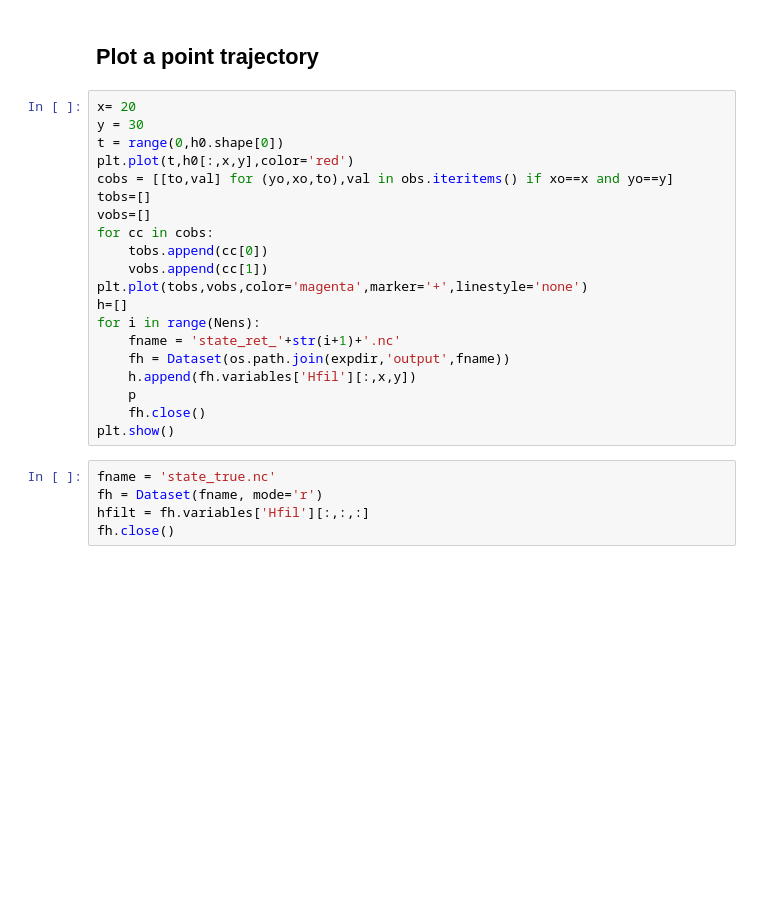
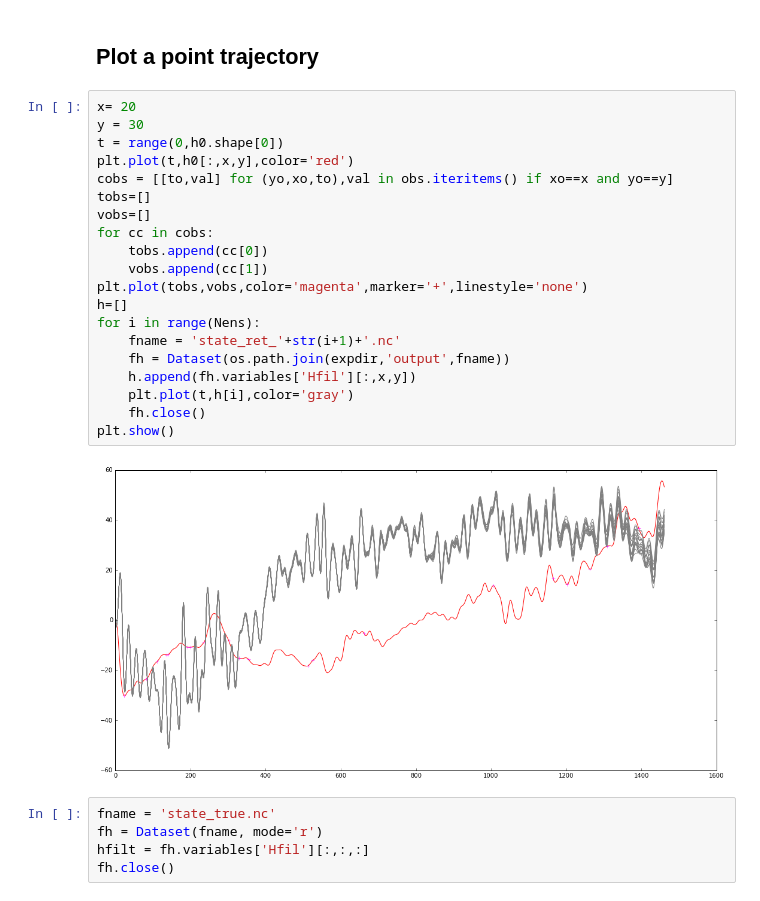
Before and after one commit to brajard/shalw, a Jupyter notebook: scripts/make_diag.ipynb, the cells around one changed output. Saved outputs shown, nothing was run; the diff lists cells and outputs as text; blank space fills up the shorter version.

```diff
--- a/scripts/make_diag.ipynb
+++ b/scripts/make_diag.ipynb
@@ -65,23 +65,25 @@ fid.close()
 # %%
 x= 20
 y = 30
 t = range(0,h0.shape[0])
 plt.plot(t,h0[:,x,y],color='red')
 cobs = [[to,val] for (yo,xo,to),val in obs.iteritems() if xo==x and yo==y]
 tobs=[]
 vobs=[]
 for cc in cobs:
     tobs.append(cc[0])
     vobs.append(cc[1])
 plt.plot(tobs,vobs,color='magenta',marker='+',linestyle='none')
 h=[]
 for i in range(Nens):
     fname = 'state_ret_'+str(i+1)+'.nc'
     fh = Dataset(os.path.join(expdir,'output',fname))
     h.append(fh.variables['Hfil'][:,x,y])
-    p
+    plt.plot(t,h[i],color='gray')
     fh.close()
 plt.show()
+# %% [output]
+[figure, added]
 # %%
 fname = 'state_true.nc'
 fh = Dataset(fname, mode='r')
```
